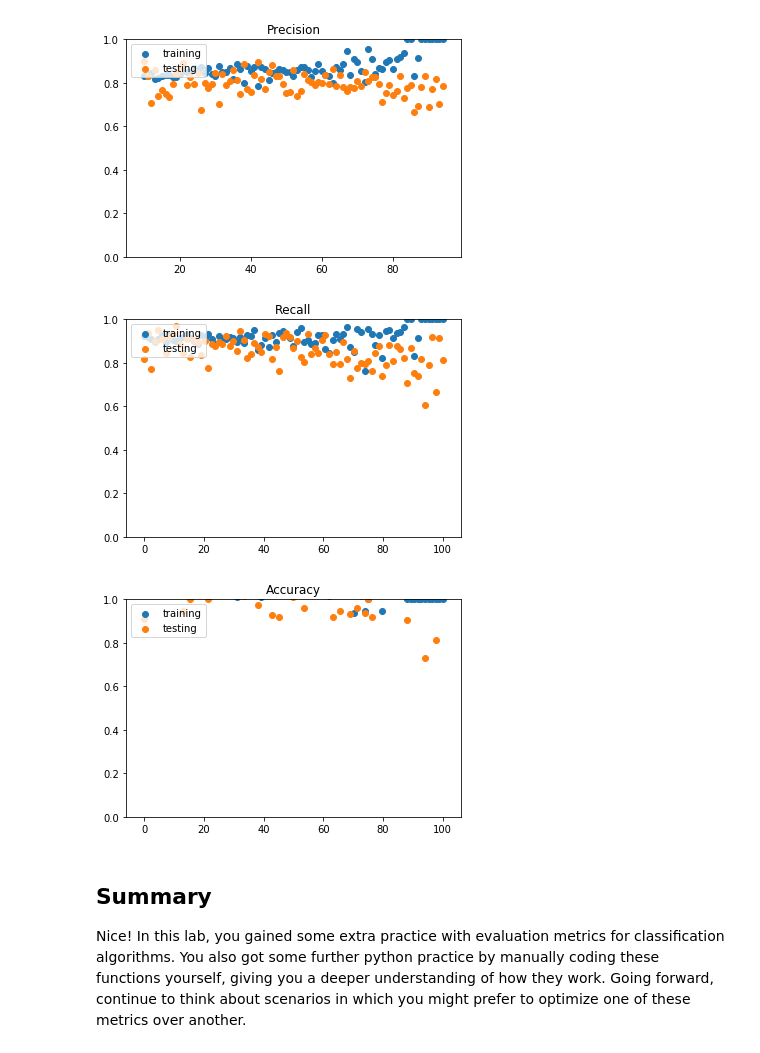
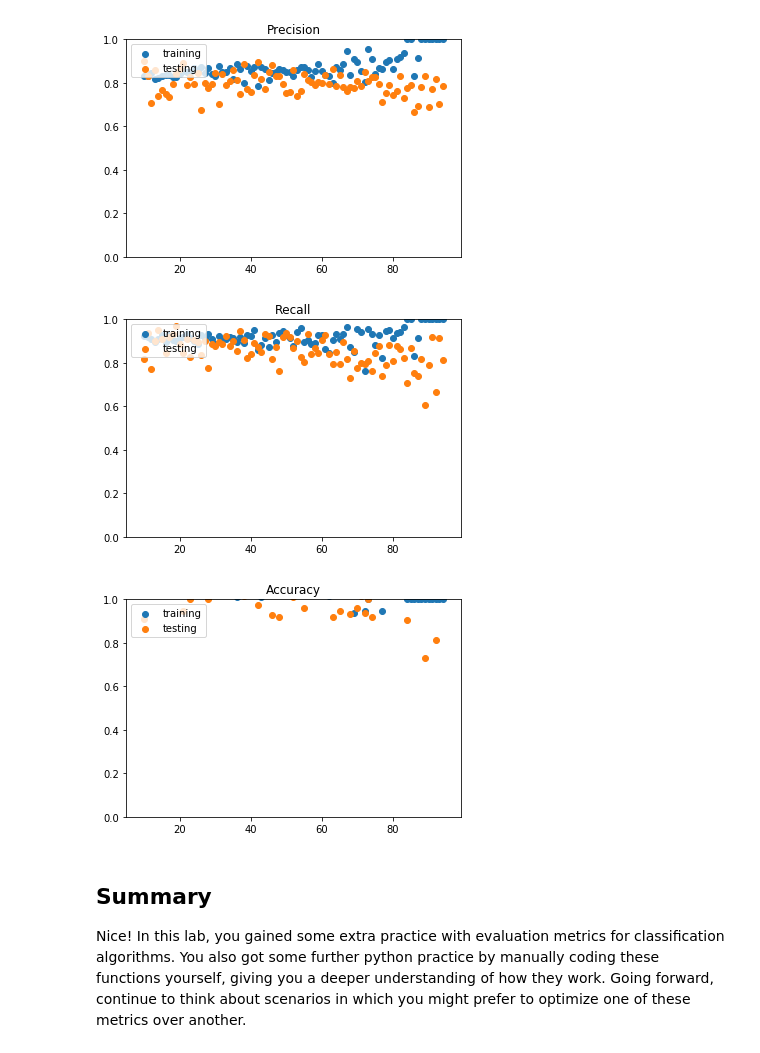
Before and after one commit to graceh3/dsc-3-29-06-evaluating-logistic-regression-models-lab-nyc-ds-career-012819, a Jupyter notebook: index.ipynb, the cells around one changed output. Cells and saved outputs as stored; diff of their text form; code cells hidden in the pictures.

```diff
--- a/index.ipynb
+++ b/index.ipynb
@@ -232,21 +232,21 @@ plt.show()
 [figure]
 # %%
 # code for test and train recall
-x = np.linspace(0, 100, 85)
+x = list(range(10,95))
 fig = plt.figure()
 ax1 = fig.add_subplot(111)
 
 ax1.scatter(x, training_Recall, label='training')
 ax1.scatter(x, testing_Recall, label='testing')
 plt.ylim([0,1])
 plt.legend(loc='upper left');
 plt.title("Recall")
 plt.show()
 # %% [output]
-[figure, old version]
+[figure, new version]
 # %%
 # code for test and train accuracy
-x = np.linspace(0, 100, 85)
+x = list(range(10,95))
 fig = plt.figure()
 ax1 = fig.add_subplot(111)
 
@@ -257,7 +257,7 @@ plt.legend(loc='upper left');
 plt.title("Accuracy")
 plt.show()
 # %% [output]
-[figure, old version]
+[figure, new version]
 # %% [markdown]
 ## Summary
 
```
